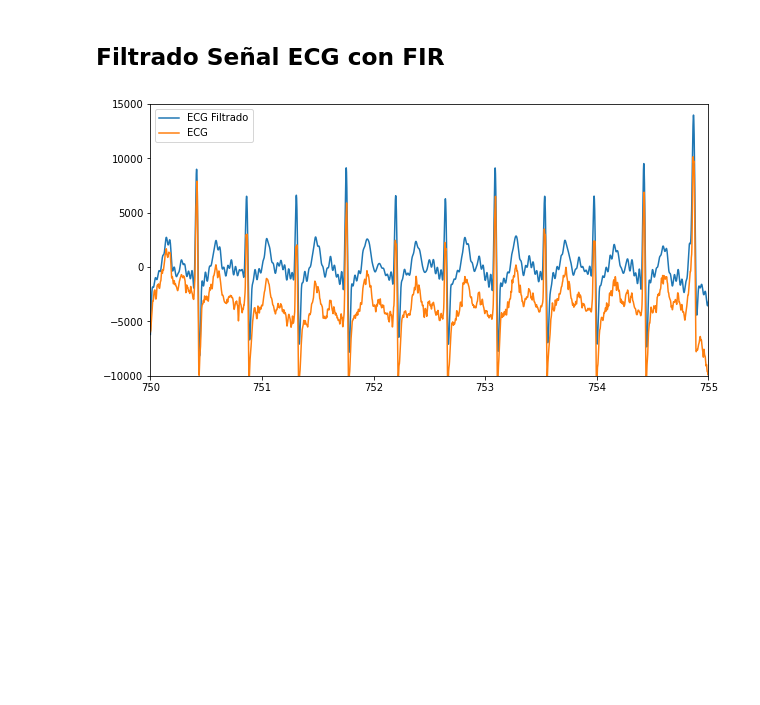
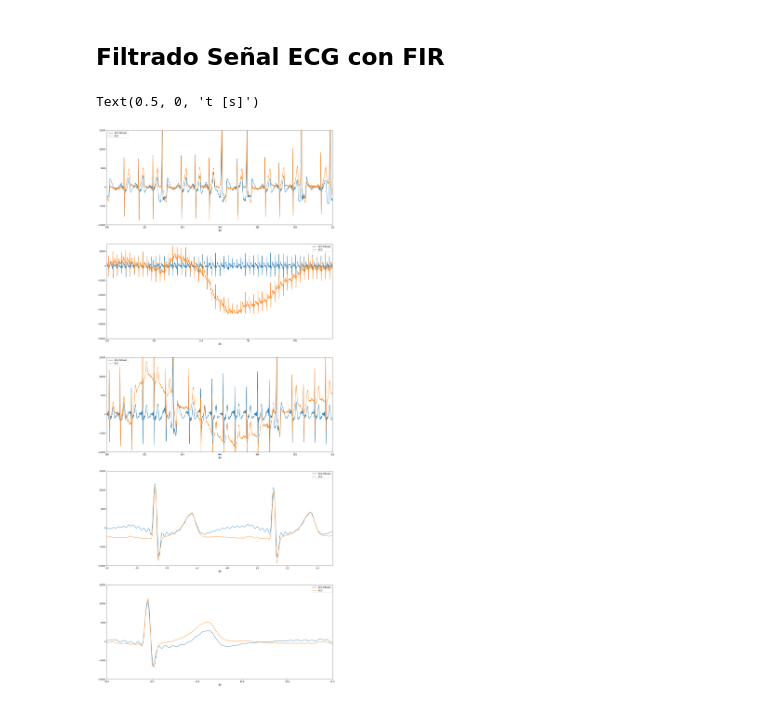
Before and after one commit to Joaquin-Pineiro/TC2Repo, a Jupyter notebook: Tareas Semanales/Tarea Semanal 9/TS9.ipynb, the cells around one changed output. Saved outputs shown, nothing was run; the diff lists cells and outputs as text; code cells hidden in the pictures; blank space fills up the shorter version.

```diff
--- a/Tareas Semanales/Tarea Semanal 9/TS9.ipynb
+++ b/Tareas Semanales/Tarea Semanal 9/TS9.ipynb
@@ -164,15 +195,44 @@ ax[1,1].set_xlim([1250,2250])
 # %%
 signal  = sig.filtfilt(b, 1, ecg_one_lead)
 
-fig,ax = plt.subplots(1,1,figsize=(10,5))
+fig,ax = plt.subplots(5,1,figsize=(20,50))
 
 t = np.linspace(0,N0/fs,N0)
-ax.plot(t,signal,label='ECG Filtrado')
-ax.plot(t,ecg_one_lead,label='ECG')
-ax.legend()
-ax.set_xlim([750,755])
-ax.set_ylim([-10e3,15e3])
 
-plt.show()
+ax[0].plot(t,signal,label='ECG Filtrado')
+ax[0].plot(t,ecg_one_lead,label='ECG')
+ax[0].legend()
+ax[0].set_xlim(np.array([5, 5.2]) *60)
+ax[0].set_ylim([-10e3,15e3])
+ax[0].set_xlabel('t [s]')
+
+ax[1].plot(t,signal,label='ECG Filtrado')
+ax[1].plot(t,ecg_one_lead,label='ECG')
+ax[1].legend()
+ax[1].set_xlim(np.array([12, 12.4]) *60)
+ax[1].set_ylim([-50e3,15e3])
+ax[1].set_xlabel('t [s]')
+
+ax[2].plot(t,signal,label='ECG Filtrado')
+ax[2].plot(t,ecg_one_lead,label='ECG')
+ax[2].legend()
+ax[2].set_xlim(np.array([15, 15.2]) *60)
+ax[2].set_ylim([-10e3,15e3])
+ax[2].set_xlabel('t [s]')
+
+ax[3].plot(t,signal,label='ECG Filtrado')
+ax[3].plot(t,ecg_one_lead,label='ECG')
+ax[3].legend()
+ax[3].set_xlim(np.array([4, 5.5]) )
+ax[3].set_ylim([-10e3,15e3])
+ax[3].set_xlabel('t [s]')
+
+ax[4].plot(t,signal,label='ECG Filtrado')
+ax[4].plot(t,ecg_one_lead,label='ECG')
+ax[4].legend()
+ax[4].set_xlim(np.array([10, 11]) )
+ax[4].set_ylim([-10e3,15e3])
+ax[4].set_xlabel('t [s]')
 # %% [output]
+Text(0.5, 0, 't [s]')
-[figure, old version]
+[figure, new version]
```
Also changed, not shown: parts of 2 cells of this notebook, 1 other file.
